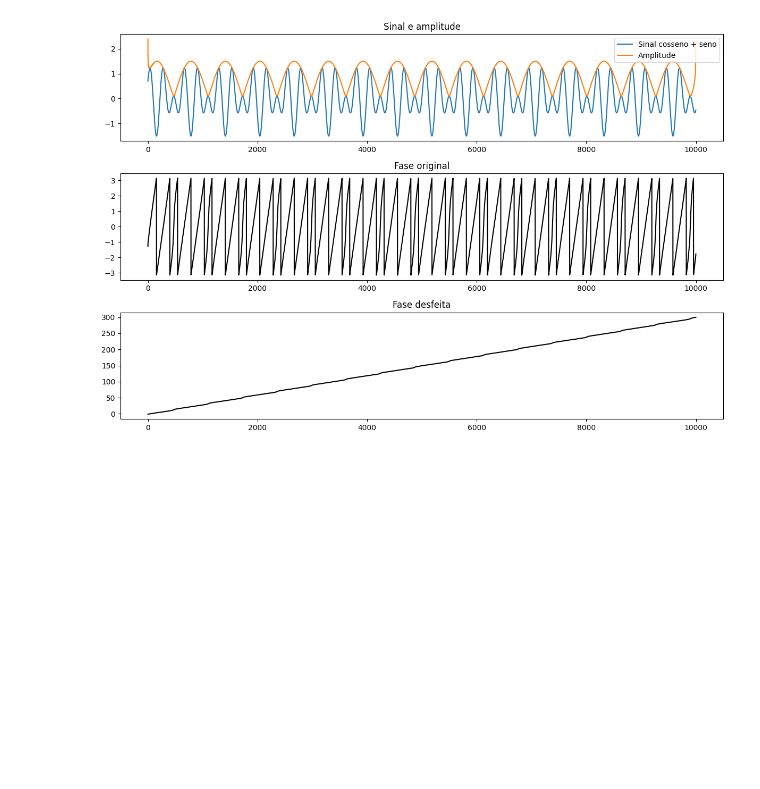
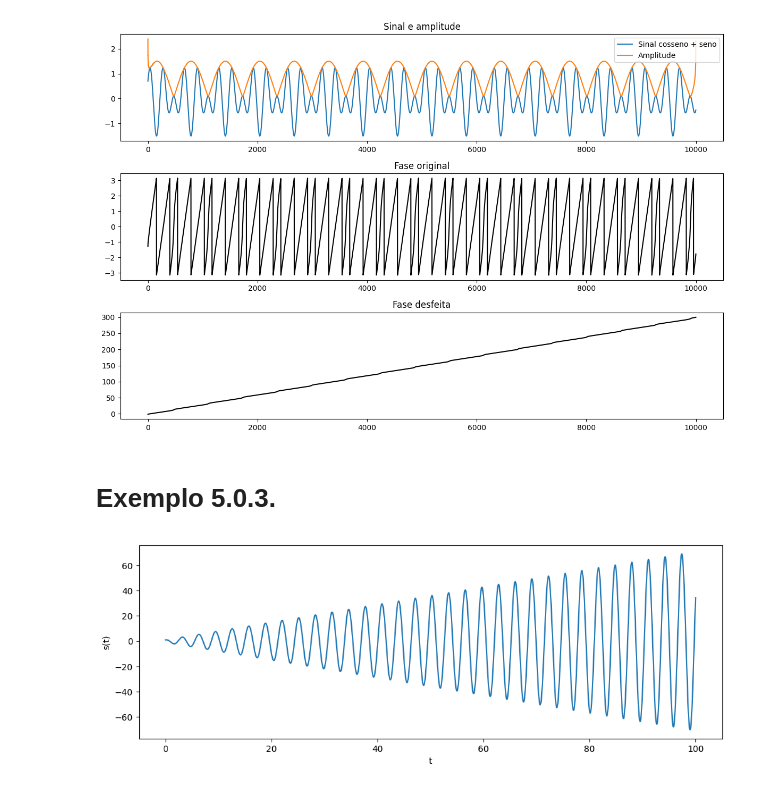
Before and after one commit to vidomirana/Analise-Sincronia-SeriesTemporais-Soja, a Jupyter notebook: Processamento_Sinais.ipynb, the cells around one changed output. Cells and saved outputs as stored; diff of their text form; code cells hidden in the pictures; blank space fills up the shorter version.

Commit message:
Exemplo 5.0.3 adicionado

```diff
--- a/Processamento_Sinais.ipynb
+++ b/Processamento_Sinais.ipynb
@@ -97,3 +98,15 @@ ax[2].set_title('Fase desfeita')
 plt.tight_layout()
 # %% [output]
 [figure]
+# %% [markdown]
+# Exemplo 5.0.3.
+# %%
+s = (1 + 0.7*t) * np.cos(2*t)
+
+plt.figure(figsize=(12, 4))
+plt.xlabel('t')
+plt.ylabel('s(t)')
+plt.plot(t, s)
+plt.show()
+# %% [output]
+[figure, added]
```
Also changed, not shown: parts of 3 cells of this notebook.
